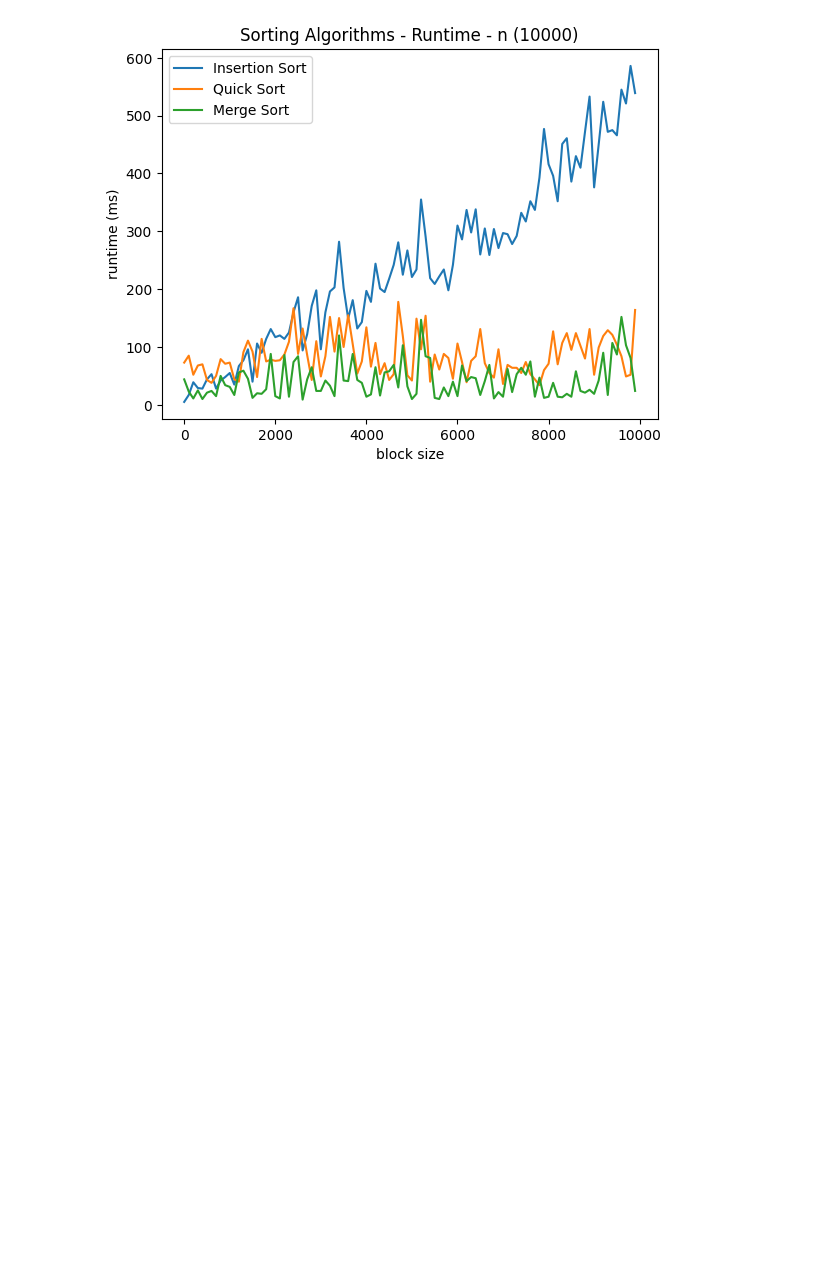
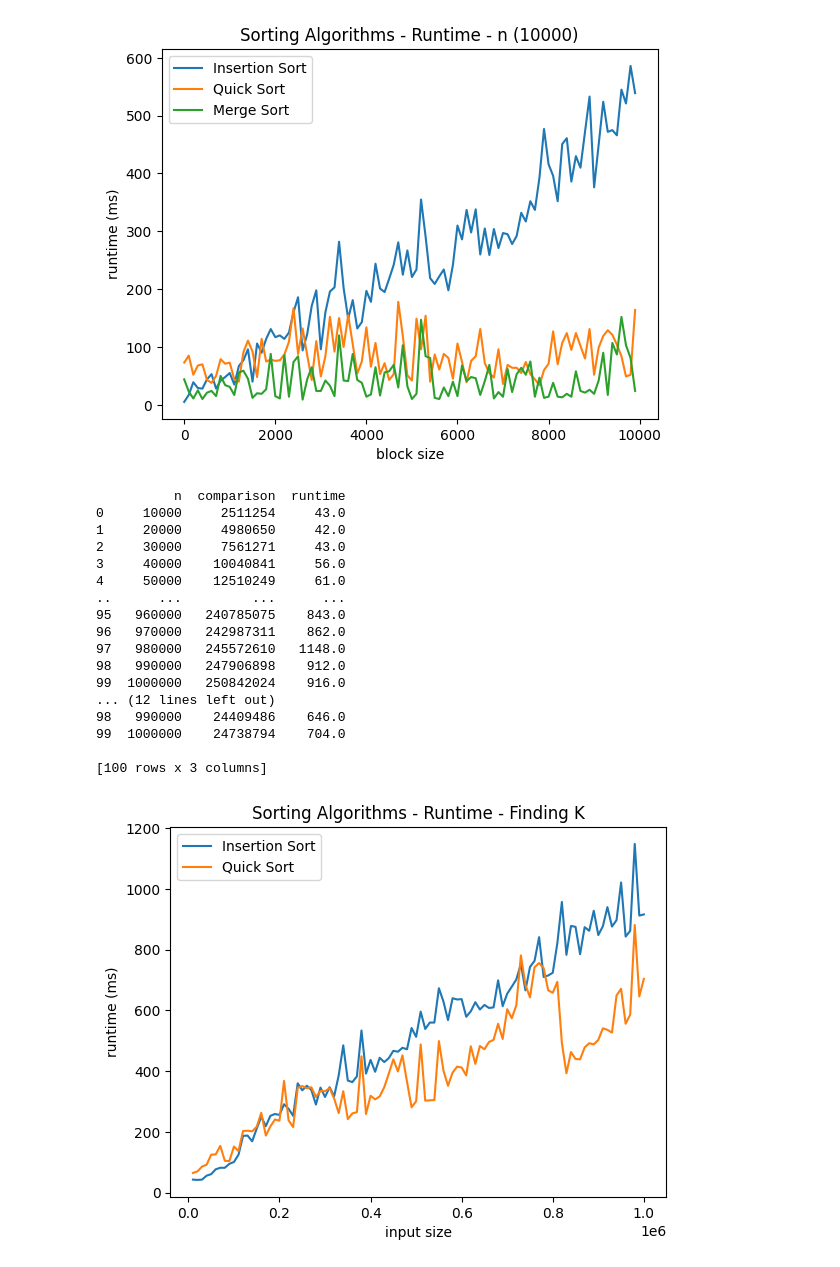
Before and after one commit to deep-mm/Analysis-Sorting-Algorithms, a Jupyter notebook: run_experiments.ipynb, the cells around one changed output. Saved outputs shown, nothing was run; the diff lists cells and outputs as text; code cells hidden in the pictures; blank space fills up the shorter version.

```diff
--- a/run_experiments.ipynb
+++ b/run_experiments.ipynb
@@ -184,3 +230,41 @@ plt . show ()
 
 [100 rows x 3 columns]
 [figure]
+# %%
+import   pandas   as   pd
+import   matplotlib.pyplot   as   plt
+import   numpy   as   np
+# Read the csv files
+insertion   =   pd . read_csv ( 'insertion_k.csv' )
+quick   =   pd . read_csv ( 'quick_k.csv' )
+
+print ( insertion )
+print ( quick )
+# Plot the graphs
+# Make y axis runtime per comparison
+plt . plot ( insertion [ 'n' ],   insertion [ 'runtime' ],   label = 'Insertion Sort' )
+plt . plot ( quick [ 'n' ],   quick [ 'runtime' ],   label = 'Quick Sort' )
+plt . xlabel ( 'input size' )
+plt . ylabel ( 'runtime (ms)' )
+plt . title ( 'Sorting Algorithms - Runtime - Finding K' )
+plt . legend ()
+plt . show ()
+# %% [output]
+          n  comparison  runtime
+0     10000     2511254     43.0
+1     20000     4980650     42.0
+2     30000     7561271     43.0
+3     40000    10040841     56.0
+4     50000    12510249     61.0
+..      ...         ...      ...
+95   960000   240785075    843.0
+96   970000   242987311    862.0
+97   980000   245572610   1148.0
+98   990000   247906898    912.0
+99  1000000   250842024    916.0
+... (12 lines left out)
+98   990000    24409486    646.0
+99  1000000    24738794    704.0
+
+[100 rows x 3 columns]
+[figure, added]
```
Also changed, not shown: parts of 7 cells of this notebook.
